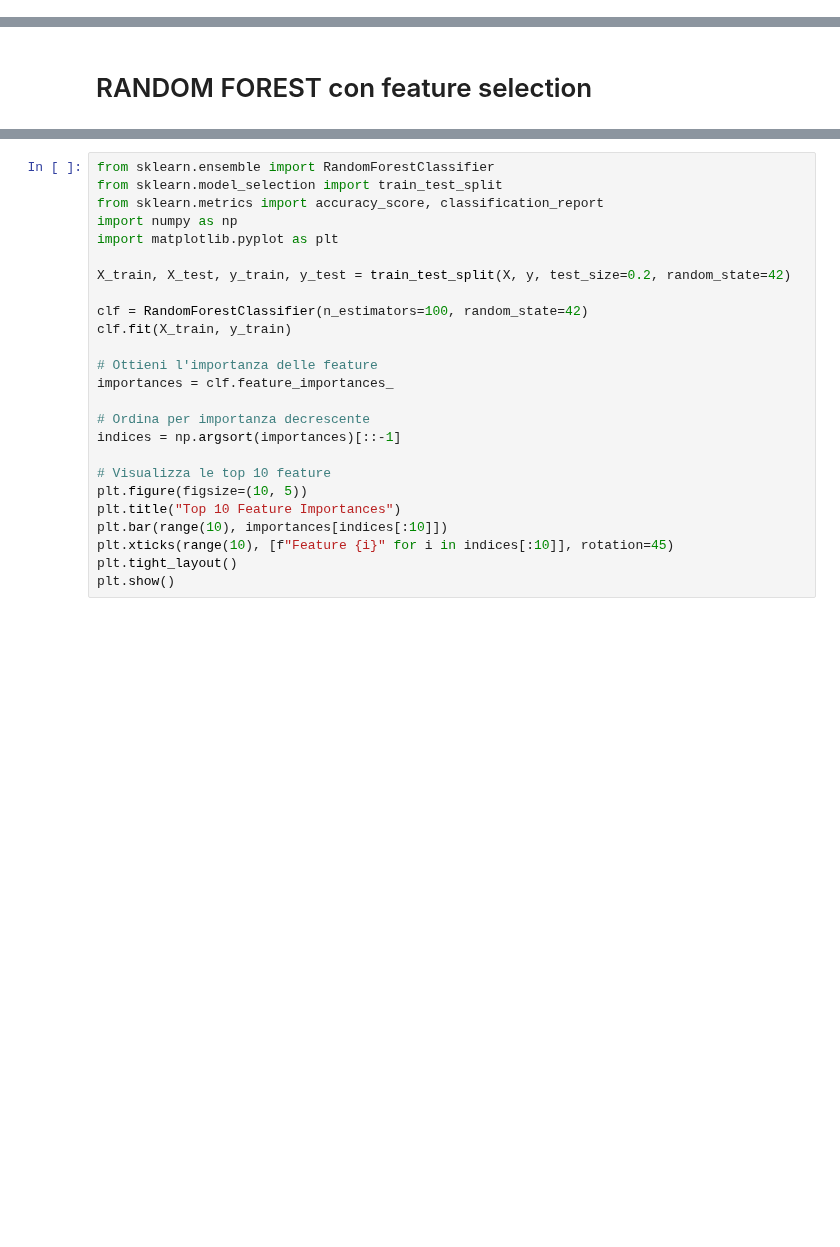
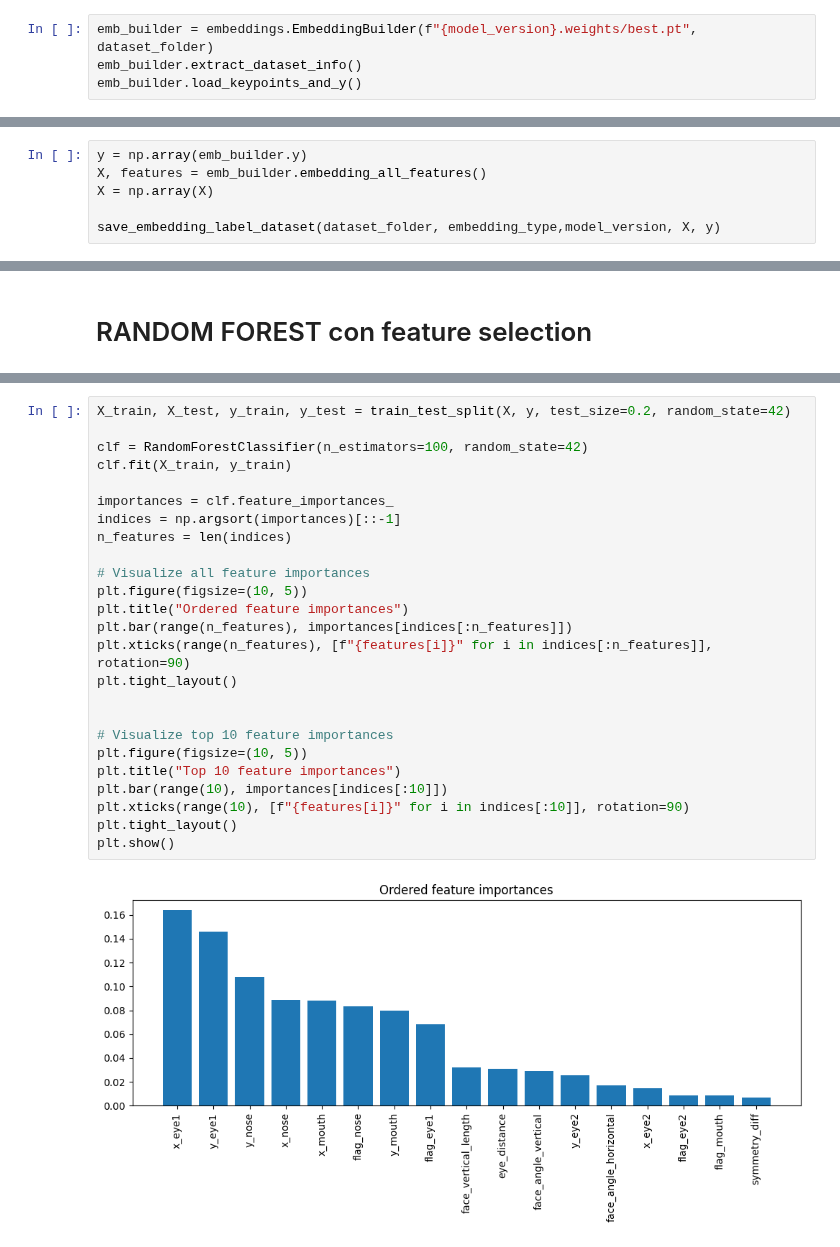
Before and after one commit to Lori-in-the-clouds/SIDS_revelation_project, a Jupyter notebook: mod3data2_SUPREMO.ipynb, the cells around one changed output, grey strips where cells are left out. Drawn from its saved outputs; the diff is of its cells as text; blank space fills up the shorter version.

Commit message:
updated embeddings library, updated notebook to select 10best features

```diff
--- a/mod3data2_SUPREMO.ipynb
+++ b/mod3data2_SUPREMO.ipynb
@@ -104,0 +69,4 @@ X, y = load_embedding_label_dataset(dataset_folder, embedding_type, model_versio
+# %%
+emb_builder = embeddings.EmbeddingBuilder(f"{model_version}.weights/best.pt", dataset_folder)
+emb_builder.extract_dataset_info()
+emb_builder.load_keypoints_and_y()
@@ -104,0 +76,6 @@ X, y = load_embedding_label_dataset(dataset_folder, embedding_type, model_versio
+# %%
+y = np.array(emb_builder.y)
+X, features = emb_builder.embedding_all_features()
+X = np.array(X)
+
+save_embedding_label_dataset(dataset_folder, embedding_type,model_version, X, y)
@@ -107,25 +109,27 @@ X, y = load_embedding_label_dataset(dataset_folder, embedding_type, model_versio
 # %%
-from sklearn.ensemble import RandomForestClassifier
-from sklearn.model_selection import train_test_split
-from sklearn.metrics import accuracy_score, classification_report
-import numpy as np
-import matplotlib.pyplot as plt
-
 X_train, X_test, y_train, y_test = train_test_split(X, y, test_size=0.2, random_state=42)
 
 clf = RandomForestClassifier(n_estimators=100, random_state=42)
 clf.fit(X_train, y_train)
 
-# Ottieni l'importanza delle feature
 importances = clf.feature_importances_
+indices = np.argsort(importances)[::-1]
+n_features = len(indices)
 
-# Ordina per importanza decrescente
-indices = np.argsort(importances)[::-1]
+# Visualize all feature importances
+plt.figure(figsize=(10, 5))
+plt.title("Ordered feature importances")
+plt.bar(range(n_features), importances[indices[:n_features]])
+plt.xticks(range(n_features), [f"{features[i]}" for i in indices[:n_features]], rotation=90)
+plt.tight_layout()
 
-# Visualizza le top 10 feature
+
+# Visualize top 10 feature importances
 plt.figure(figsize=(10, 5))
-plt.title("Top 10 Feature Importances")
+plt.title("Top 10 feature importances")
 plt.bar(range(10), importances[indices[:10]])
-plt.xticks(range(10), [f"Feature {i}" for i in indices[:10]], rotation=45)
+plt.xticks(range(10), [f"{features[i]}" for i in indices[:10]], rotation=90)
 plt.tight_layout()
 plt.show()
+# %% [output]
+[figure, added]
```
Also changed, not shown: parts of 25 cells of this notebook, 3 other files.
